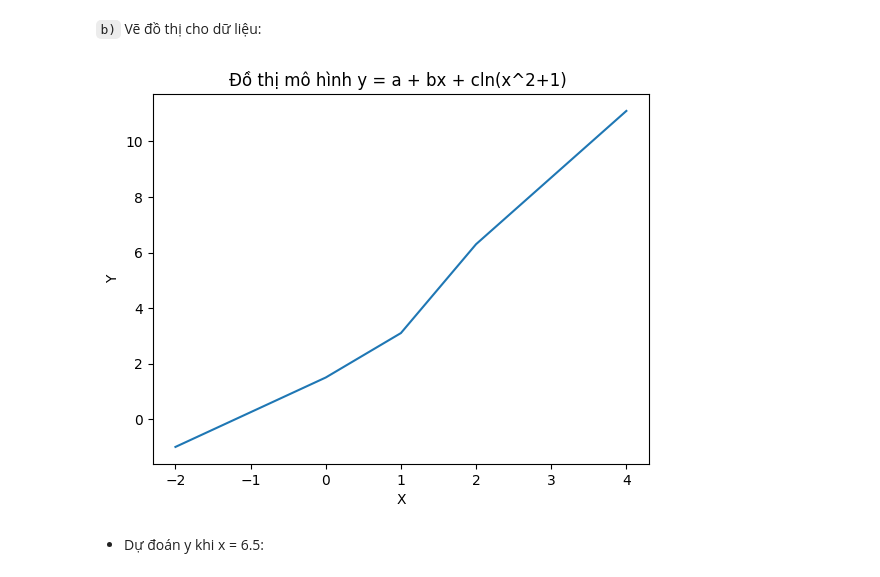
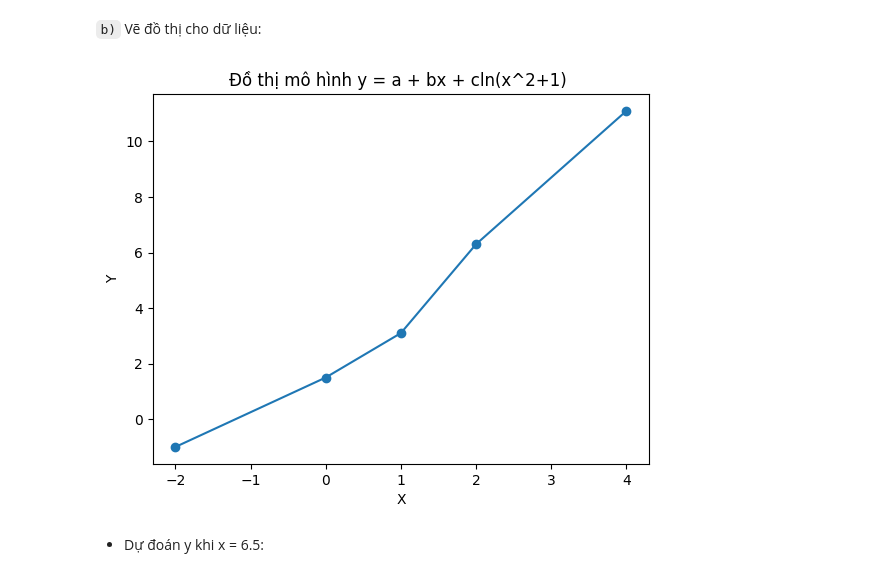
Before and after one commit to fit-hcmus-k21/applied-mathematics-and-statistics, a Jupyter notebook: practice/lab4/21120505.ipynb, the cells around one changed output. Drawn from its saved outputs; the diff is of its cells as text; code cells hidden in the pictures.

```diff
--- a/practice/lab4/21120505.ipynb
+++ b/practice/lab4/21120505.ipynb
@@ -270,23 +273,24 @@ c \simeq 0.92214453 \\ $
 # %%
 
 # Dữ liệu đã được gán phía trên , x -> x, y -> b
 
 
 # Vẽ đồ thị
-plt.plot(x, b)
+plt.plot(x, b, label='Đường thẳng')
+plt.scatter(x, b, label='Dữ liệu', marker='o')
 
 # Đặt tên cho trục x và trục y
 plt.xlabel('X')
 plt.ylabel('Y')
 
 # Đặt tiêu đề cho đồ thị
 title = 'Đồ thị mô hình y = a + bx + cln(x^2+1) '
 plt.title(title)
 
 # Hiển thị đồ thị
 plt.show()
 # %% [output]
-[figure, old version]
+[figure, new version]
 # %% [markdown]
 - Dự đoán y khi x = 6.5:
 # %%
```
Also changed, not shown: parts of 2 cells of this notebook.
